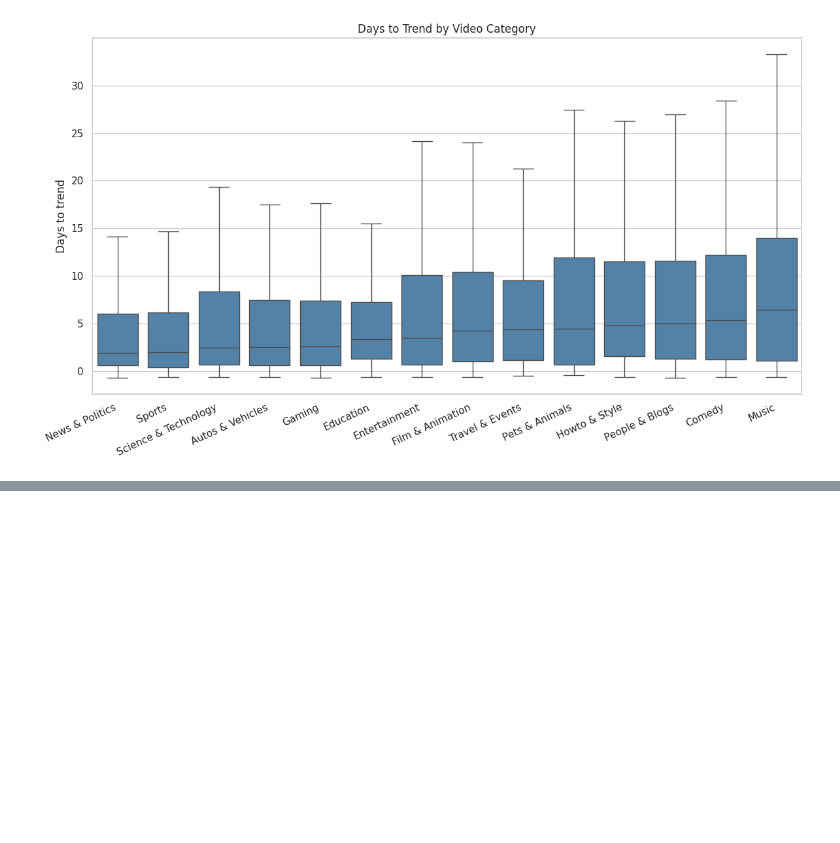
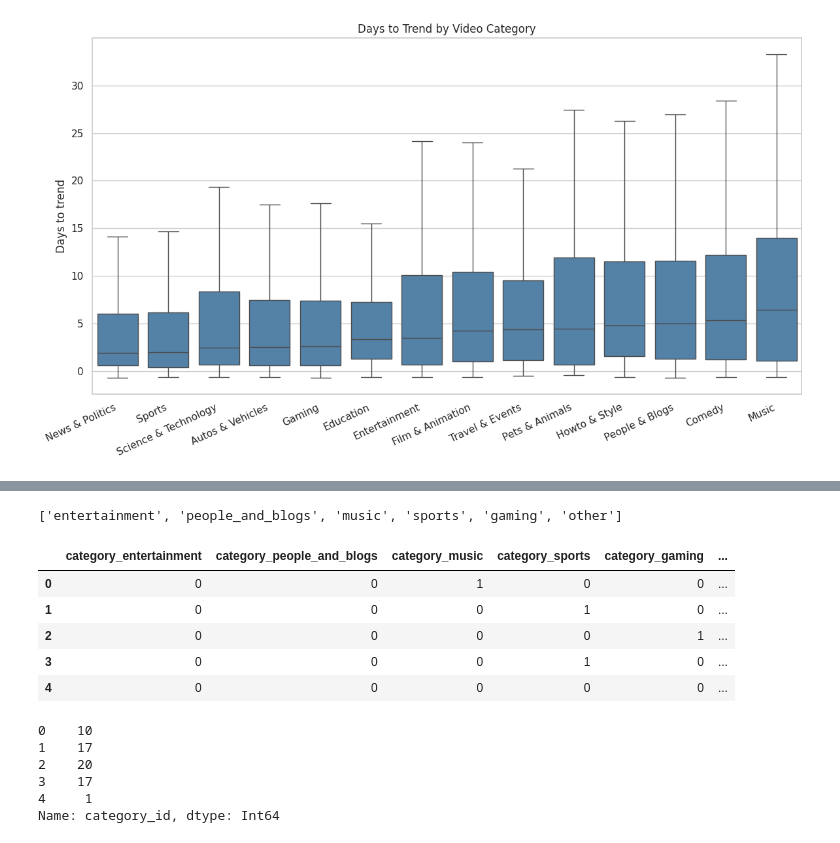
Before and after one commit to carlosfrancose/SpringboardCapstone2, a Jupyter notebook: notebooks/capstone_two.ipynb, the cells around one changed output, grey strips where cells are left out. Saved outputs shown, nothing was run; the diff lists cells and outputs as text; code cells hidden in the pictures; blank space fills up the shorter version.

```diff
--- a/notebooks/capstone_two.ipynb
+++ b/notebooks/capstone_two.ipynb
@@ -666,0 +786,13 @@ plt.show()
+# %%
+category_counts = df["category_id"].value_counts()
+
+for top_n in [3, 5, 10, 13, 15]:
+    top_categories = category_counts.head(top_n).index
+    df[f"top_categories_bucket_{top_n}"] = np.where(
+        df["category_id"].isin(top_categories),
+        df["category_id"],
+        -1, # Using "-1" to indicate "other" category
+    )
+
+print("Category counts")
+print(category_counts.to_string())
@@ -666,0 +895,49 @@ plt.show()
+# %%
+top_n = 5
+final_category_col = f"top_categories_bucket_{top_n}"
+final_top_category_ids = category_counts.head(top_n).index.tolist()
+
+
+# I actually feel a bit foolish now for insisting on keeping categories numerical,
+# since we're using dummy features for each of them anyways.
+
+# So, time to convert them back for readibility.
+final_top_categories = (
+    category_df.set_index("id").loc[final_top_category_ids, "title"]
+    .str.lower()
+    .str.replace(" & ", "_and_", regex=False)
+    .str.replace(" ", "_", regex=False)
+    .tolist()
+    + ["other"]
+)
+
+final_top_categories
+# %% [output]
+['entertainment', 'people_and_blogs', 'music', 'sports', 'gaming', 'other']
+# %%
+final_category_map = dict(zip(final_top_category_ids, final_top_categories[:-1]))
+
+final_category_series = df[final_category_col].map(final_category_map).fillna("other")
+final_category_series = final_category_series.astype(
+    pd.CategoricalDtype(categories=final_top_categories)
+)
+
+category_dummies = pd.get_dummies(final_category_series, prefix="category", dtype=int)
+category_dummies.head()
+# %% [output]
+|  | category_entertainment | category_people_and_blogs | category_music | category_sports | category_gaming | ... |
+| 0 | 0 | 0 | 1 | 0 | 0 | ... |
+| 1 | 0 | 0 | 0 | 1 | 0 | ... |
+| 2 | 0 | 0 | 0 | 0 | 1 | ... |
+| 3 | 0 | 0 | 0 | 1 | 0 | ... |
+| 4 | 0 | 0 | 0 | 0 | 0 | ... |
+# %%
+# Cross referencing the original category ID as a sanity check
+df['category_id'].head()
+# %% [output]
+0    10
+1    17
+2    20
+3    17
+4     1
+Name: category_id, dtype: Int64
```
Also changed, not shown: parts of 17 cells of this notebook.
